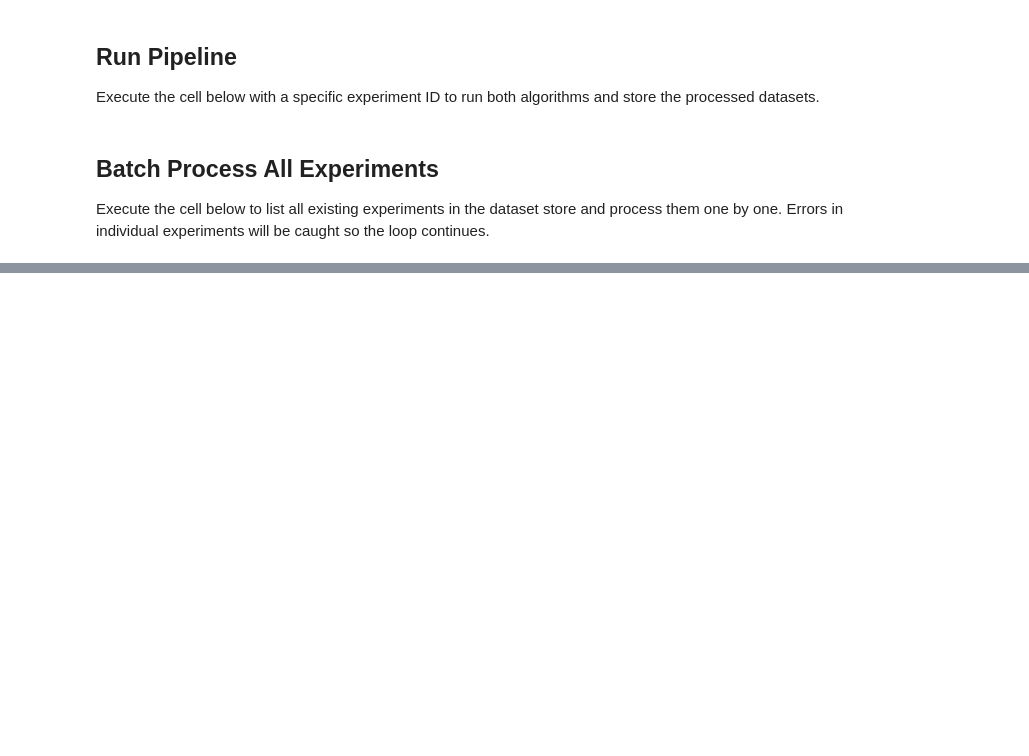
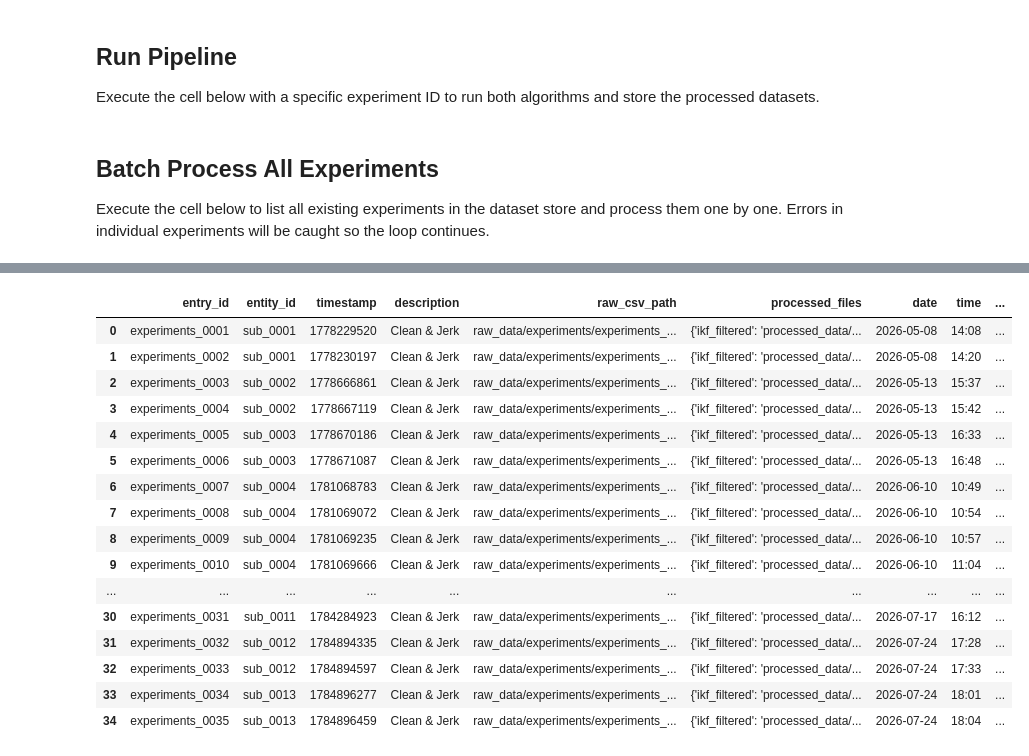
Before and after one commit to janithcyapa/Wearable-Biomechanics, a Jupyter notebook: Joint_angle_and_ekf_estimation.ipynb, the cells around one changed output, grey strips where cells are left out. Drawn from its saved outputs; the diff is of its cells as text; code cells hidden in the pictures; blank space fills up the shorter version.

```diff
--- a/Joint_angle_and_ekf_estimation.ipynb
+++ b/Joint_angle_and_ekf_estimation.ipynb
@@ -201,0 +245,20 @@ else:
+# %%
+store.list_entries("experiments")
+# %% [output]
+|  | entry_id | entity_id | timestamp | description | raw_csv_path | processed_files | date | time | ... |
+| 0 | experiments_0001 | sub_0001 | 1778229520 | Clean & Jerk | raw_data/experiments/experiments_... | {'ikf_filtered': 'processed_data/... | 2026-05-08 | 14:08 | ... |
+| 1 | experiments_0002 | sub_0001 | 1778230197 | Clean & Jerk | raw_data/experiments/experiments_... | {'ikf_filtered': 'processed_data/... | 2026-05-08 | 14:20 | ... |
+| 2 | experiments_0003 | sub_0002 | 1778666861 | Clean & Jerk | raw_data/experiments/experiments_... | {'ikf_filtered': 'processed_data/... | 2026-05-13 | 15:37 | ... |
+| 3 | experiments_0004 | sub_0002 | 1778667119 | Clean & Jerk | raw_data/experiments/experiments_... | {'ikf_filtered': 'processed_data/... | 2026-05-13 | 15:42 | ... |
+| 4 | experiments_0005 | sub_0003 | 1778670186 | Clean & Jerk | raw_data/experiments/experiments_... | {'ikf_filtered': 'processed_data/... | 2026-05-13 | 16:33 | ... |
+| 5 | experiments_0006 | sub_0003 | 1778671087 | Clean & Jerk | raw_data/experiments/experiments_... | {'ikf_filtered': 'processed_data/... | 2026-05-13 | 16:48 | ... |
+| 6 | experiments_0007 | sub_0004 | 1781068783 | Clean & Jerk | raw_data/experiments/experiments_... | {'ikf_filtered': 'processed_data/... | 2026-06-10 | 10:49 | ... |
+| 7 | experiments_0008 | sub_0004 | 1781069072 | Clean & Jerk | raw_data/experiments/experiments_... | {'ikf_filtered': 'processed_data/... | 2026-06-10 | 10:54 | ... |
+| 8 | experiments_0009 | sub_0004 | 1781069235 | Clean & Jerk | raw_data/experiments/experiments_... | {'ikf_filtered': 'processed_data/... | 2026-06-10 | 10:57 | ... |
+| 9 | experiments_0010 | sub_0004 | 1781069666 | Clean & Jerk | raw_data/experiments/experiments_... | {'ikf_filtered': 'processed_data/... | 2026-06-10 | 11:04 | ... |
+| ... | ... | ... | ... | ... | ... | ... | ... | ... | ... |
+| 30 | experiments_0031 | sub_0011 | 1784284923 | Clean & Jerk | raw_data/experiments/experiments_... | {'ikf_filtered': 'processed_data/... | 2026-07-17 | 16:12 | ... |
+| 31 | experiments_0032 | sub_0012 | 1784894335 | Clean & Jerk | raw_data/experiments/experiments_... | {'ikf_filtered': 'processed_data/... | 2026-07-24 | 17:28 | ... |
+| 32 | experiments_0033 | sub_0012 | 1784894597 | Clean & Jerk | raw_data/experiments/experiments_... | {'ikf_filtered': 'processed_data/... | 2026-07-24 | 17:33 | ... |
+| 33 | experiments_0034 | sub_0013 | 1784896277 | Clean & Jerk | raw_data/experiments/experiments_... | {'ikf_filtered': 'processed_data/... | 2026-07-24 | 18:01 | ... |
+| 34 | experiments_0035 | sub_0013 | 1784896459 | Clean & Jerk | raw_data/experiments/experiments_... | {'ikf_filtered': 'processed_data/... | 2026-07-24 | 18:04 | ... |
```
Also changed, not shown: parts of 5 cells of this notebook.
